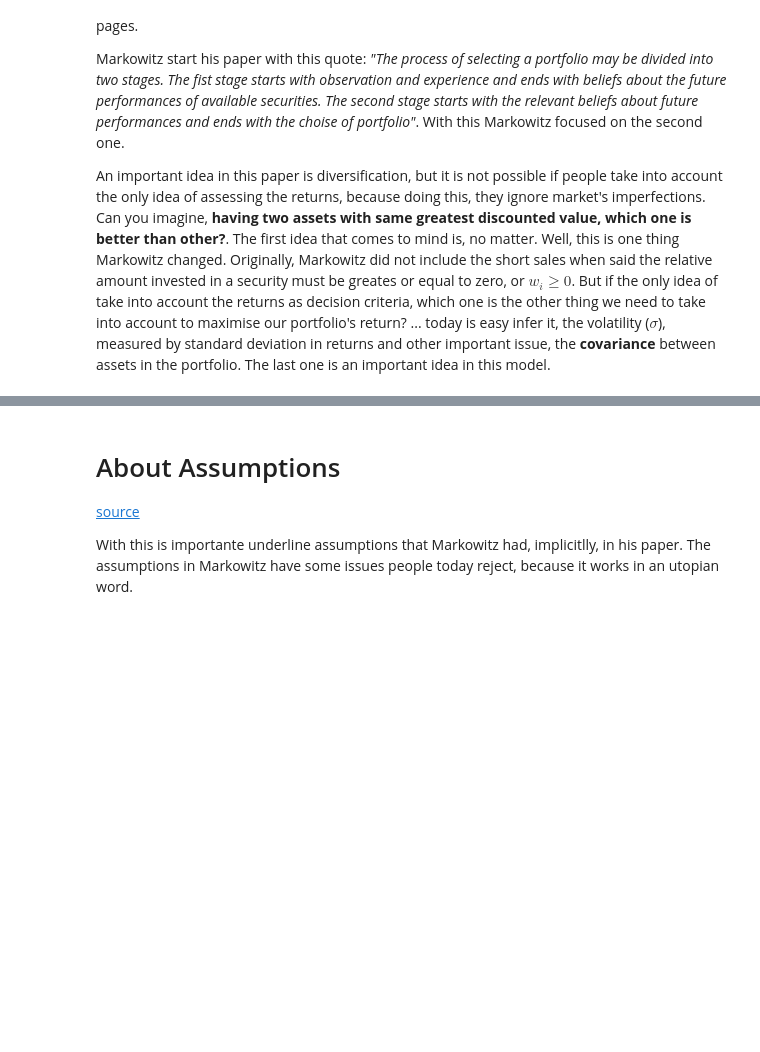
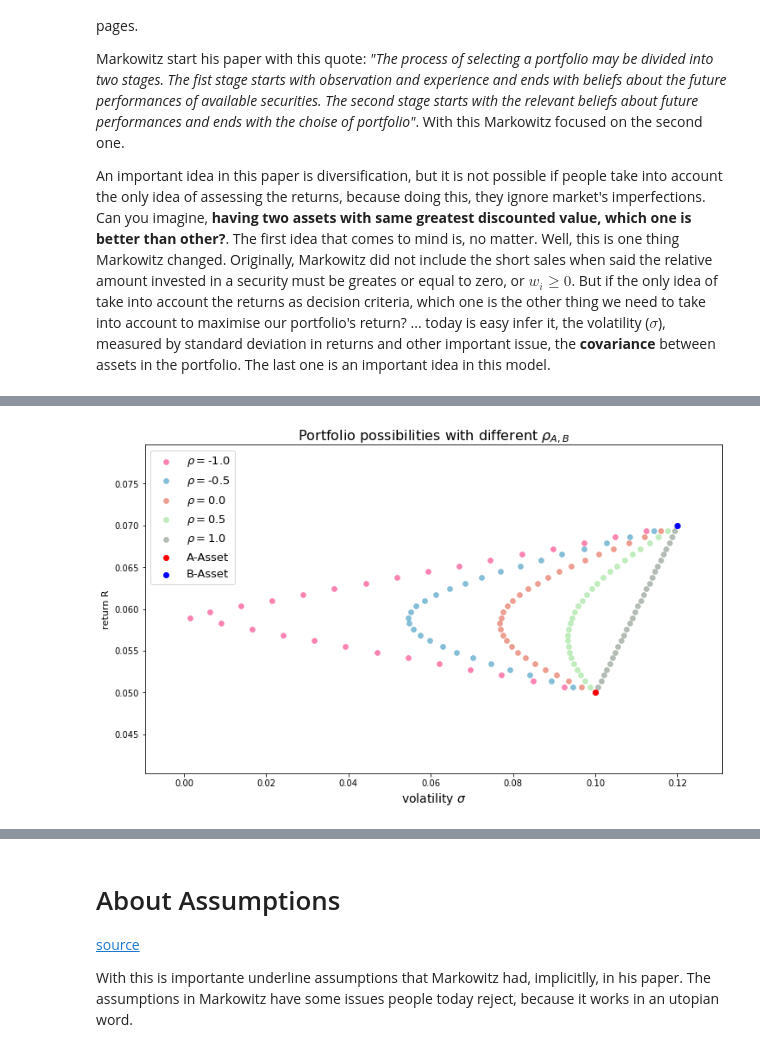
Before and after one commit to craquinterogo/quantitative_finance, a Jupyter notebook: PortfolioTheory/Markowitz.ipynb, the cells around one changed output, grey strips where cells are left out. Saved outputs shown, nothing was run; the diff lists cells and outputs as text; code cells hidden in the pictures; blank space fills up the shorter version.

```diff
--- a/PortfolioTheory/Markowitz.ipynb
+++ b/PortfolioTheory/Markowitz.ipynb
@@ -71,0 +150,20 @@ Where $\sigma_{i,j}$ is covariane between asset $i$ and asset $j$ returns. We mu
+# %%
+correlations_posibilities = np.linspace(-1,1,5)
+# color = ["#"+''.join([random.choice('0123456789ABCDEF') for j in range(6)])
+#              for i in range(len(correlations_posibilities))]
+color = ['#FB0C69', '#0E80B3', '#DF4125', '#82DD7D', '#697C6C']
+# %%
+plt.figure(figsize=(12,7))
+for i in range(len(correlations_posibilities)):
+    cov_A_B = correlations_posibilities[i]*A[1]*B[1]
+    portfolio_volatility = np.sqrt((w_1*A[1])**2+(w_2*B[1])**2+2*w_1*w_2*cov_A_B)
+    plt.scatter(portfolio_volatility, portfolio_return, marker='o',c=color[i], alpha=0.5, linewidths=0.5,label='$\\rho=$'+str(round(correlations_posibilities[i],2)))
+plt.scatter(A[1], A[0], label='A-Asset', c='red')
+plt.scatter(B[1], B[0], label='B-Asset', c='blue')
+plt.legend(fontsize=13)
+plt.xlabel('volatility $\sigma$', fontsize=14)
+plt.ylabel('return R', fontsize=11)
+plt.title('Portfolio possibilities with different $\\rho_{A,B}$', fontsize=16)
+plt.show()
+# %% [output]
+[figure, added]
```
Also changed, not shown: parts of 16 cells of this notebook, 1 other file.
